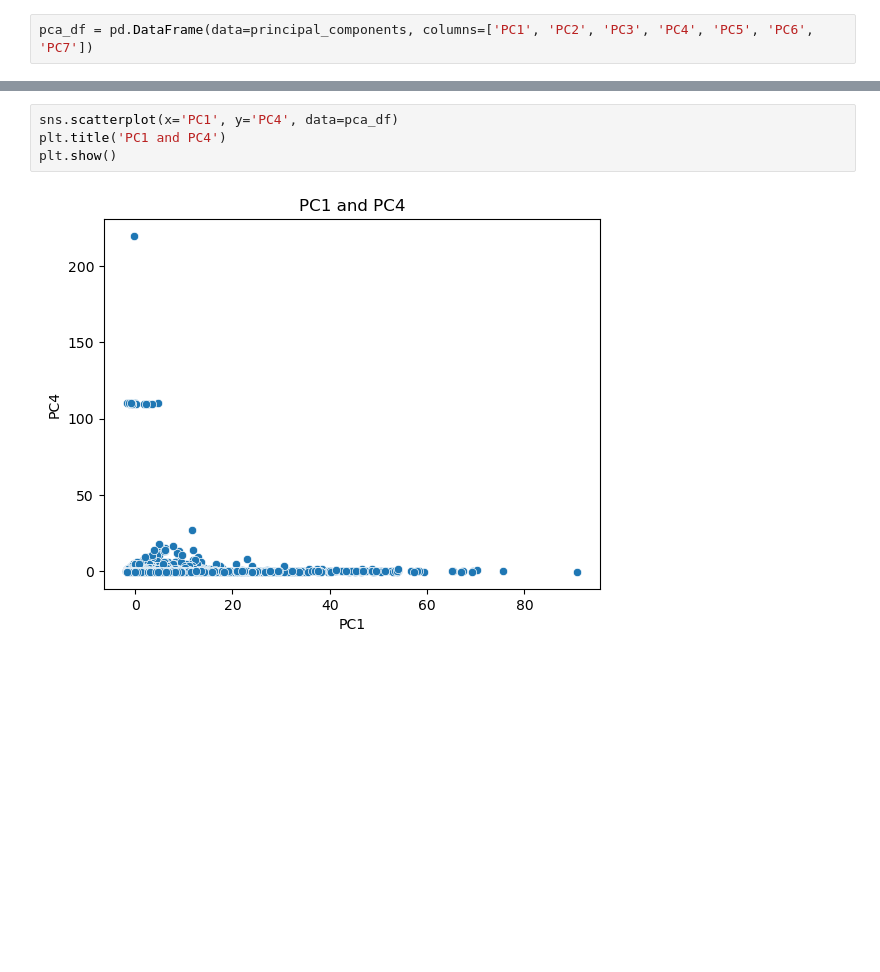
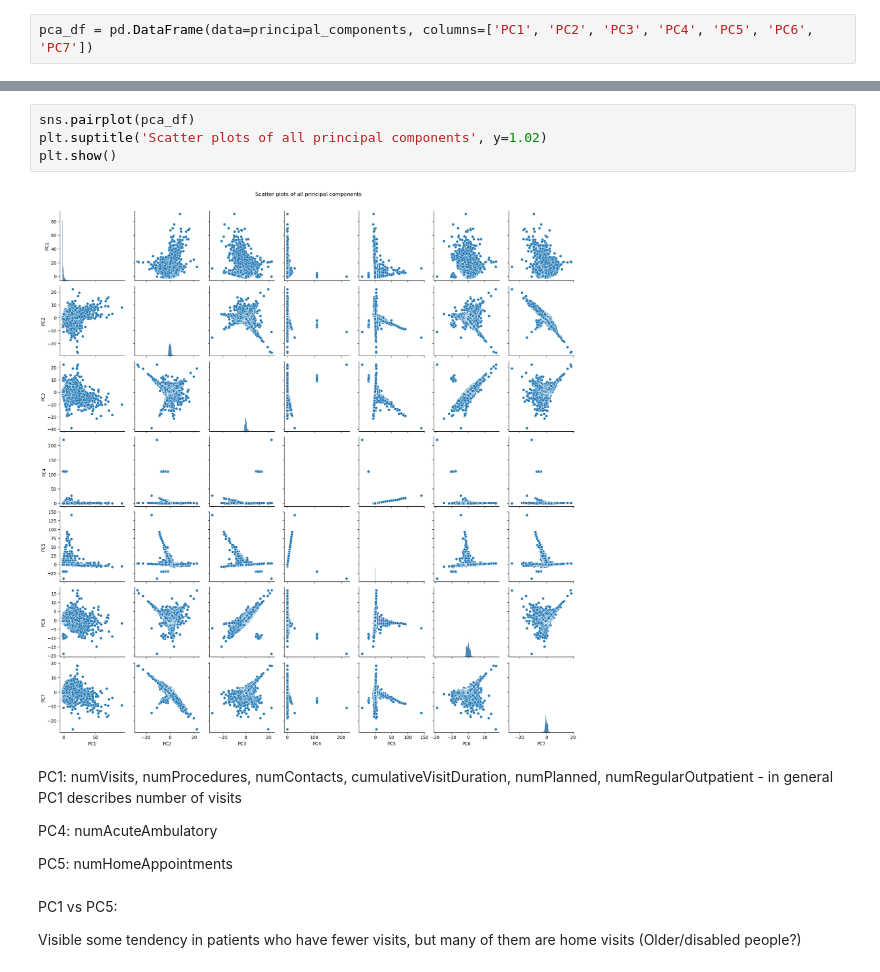
Before and after one commit to zosialenarczyk/rigshospitalet-analysis, a Jupyter notebook: pca.ipynb, the cells around one changed output, grey strips where cells are left out. Saved outputs shown, nothing was run; the diff lists cells and outputs as text; blank space fills up the shorter version.

```diff
--- a/pca.ipynb
+++ b/pca.ipynb
@@ -114,6 +98,16 @@ plt.show()
-# %%
-sns.scatterplot(x='PC1', y='PC4', data=pca_df)
-plt.title('PC1 and PC4')
-plt.show()
-# %% [output]
-[figure, removed]
+# %%
+sns.pairplot(pca_df)
+plt.suptitle('Scatter plots of all principal components', y=1.02)
+plt.show()
+# %% [output]
+[figure, added]
+# %% [markdown]
+PC1: numVisits, numProcedures, numContacts, cumulativeVisitDuration, numPlanned, numRegularOutpatient - in general PC1 describes number of visits
+
+PC4: numAcuteAmbulatory
+
+PC5: numHomeAppointments
+# %% [markdown]
+PC1 vs PC5:
+
+Visible some tendency in patients who have fewer visits, but many of them are home visits (Older/disabled people?)
```
Also changed, not shown: parts of 21 cells of this notebook.
